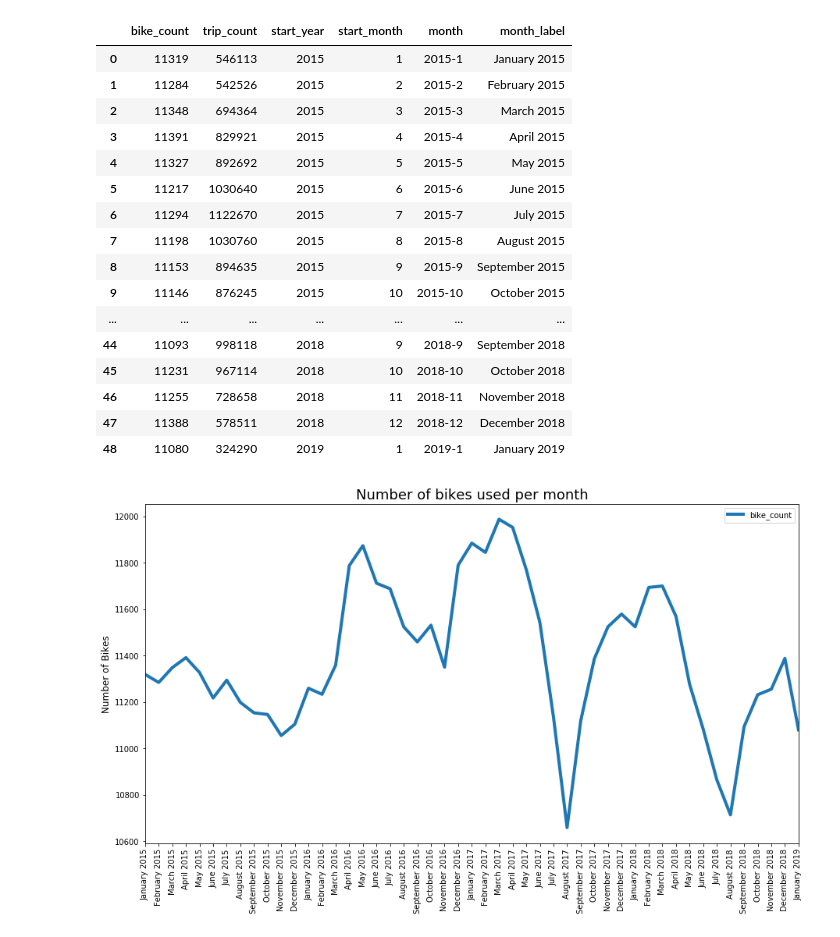
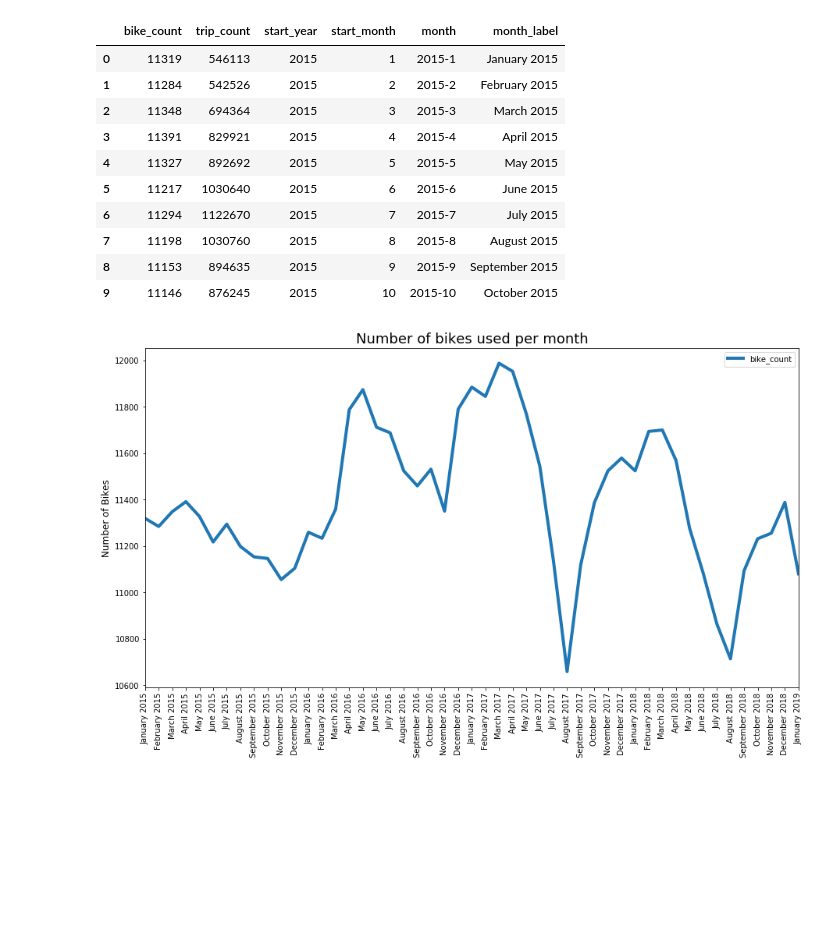
Before and after one commit to DanteLore/tfl-cycles, a Jupyter notebook: notebooks/bike_utilisation.ipynb, the cells around one changed output. Cells and saved outputs as stored; diff of their text form; code cells hidden in the pictures; blank space fills up the shorter version.

```diff
--- a/notebooks/bike_utilisation.ipynb
+++ b/notebooks/bike_utilisation.ipynb
@@ -41,40 +41,34 @@ df = spark.sql("""
       start_year,
       start_month,
       start_year || '-' || start_month as month
     from trips
     group by start_year, start_month
     order by start_year asc, start_month asc
 """)
 
 def month_label(year, month):
     return "{0} {1}".format(calendar.month_name[int(month)], year)
 
 month_label_udf = udf(month_label, StringType())
 df = df.withColumn("month_label", month_label_udf("start_year", "start_month"))
 
 df.createOrReplaceTempView("monthly_counts")
 
 monthly_counts = df.toPandas()
 
-monthly_counts
+monthly_counts.head(10)
 # %% [output]
 |  | bike_count | trip_count | start_year | start_month | month | month_label |
 | 0 | 11319 | 546113 | 2015 | 1 | 2015-1 | January 2015 |
 | 1 | 11284 | 542526 | 2015 | 2 | 2015-2 | February 2015 |
 | 2 | 11348 | 694364 | 2015 | 3 | 2015-3 | March 2015 |
 | 3 | 11391 | 829921 | 2015 | 4 | 2015-4 | April 2015 |
 | 4 | 11327 | 892692 | 2015 | 5 | 2015-5 | May 2015 |
 | 5 | 11217 | 1030640 | 2015 | 6 | 2015-6 | June 2015 |
 | 6 | 11294 | 1122670 | 2015 | 7 | 2015-7 | July 2015 |
 | 7 | 11198 | 1030760 | 2015 | 8 | 2015-8 | August 2015 |
 | 8 | 11153 | 894635 | 2015 | 9 | 2015-9 | September 2015 |
 | 9 | 11146 | 876245 | 2015 | 10 | 2015-10 | October 2015 |
-| ... | ... | ... | ... | ... | ... | ... |
-| 44 | 11093 | 998118 | 2018 | 9 | 2018-9 | September 2018 |
-| 45 | 11231 | 967114 | 2018 | 10 | 2018-10 | October 2018 |
-| 46 | 11255 | 728658 | 2018 | 11 | 2018-11 | November 2018 |
-| 47 | 11388 | 578511 | 2018 | 12 | 2018-12 | December 2018 |
-| 48 | 11080 | 324290 | 2019 | 1 | 2019-1 | January 2019 |
 # %%
 fig, ax = plt.subplots(figsize=(15, 8))
 
```
Also changed, not shown: parts of 2 cells of this notebook, 1 other file.
